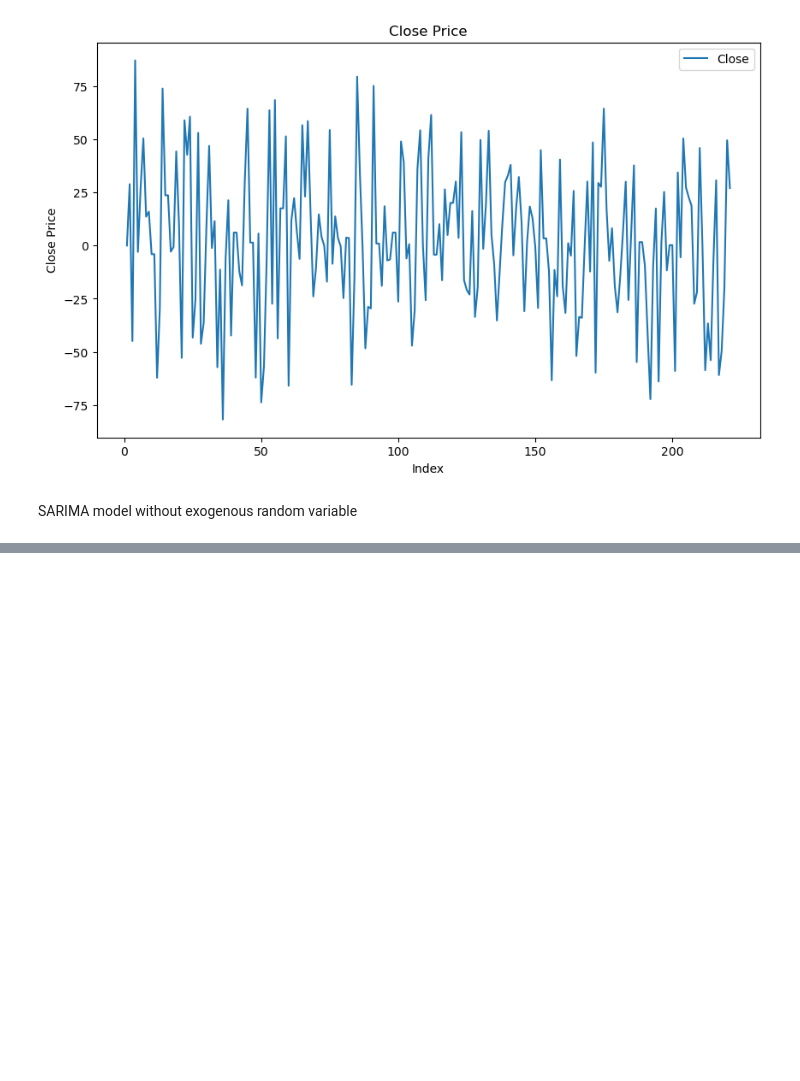
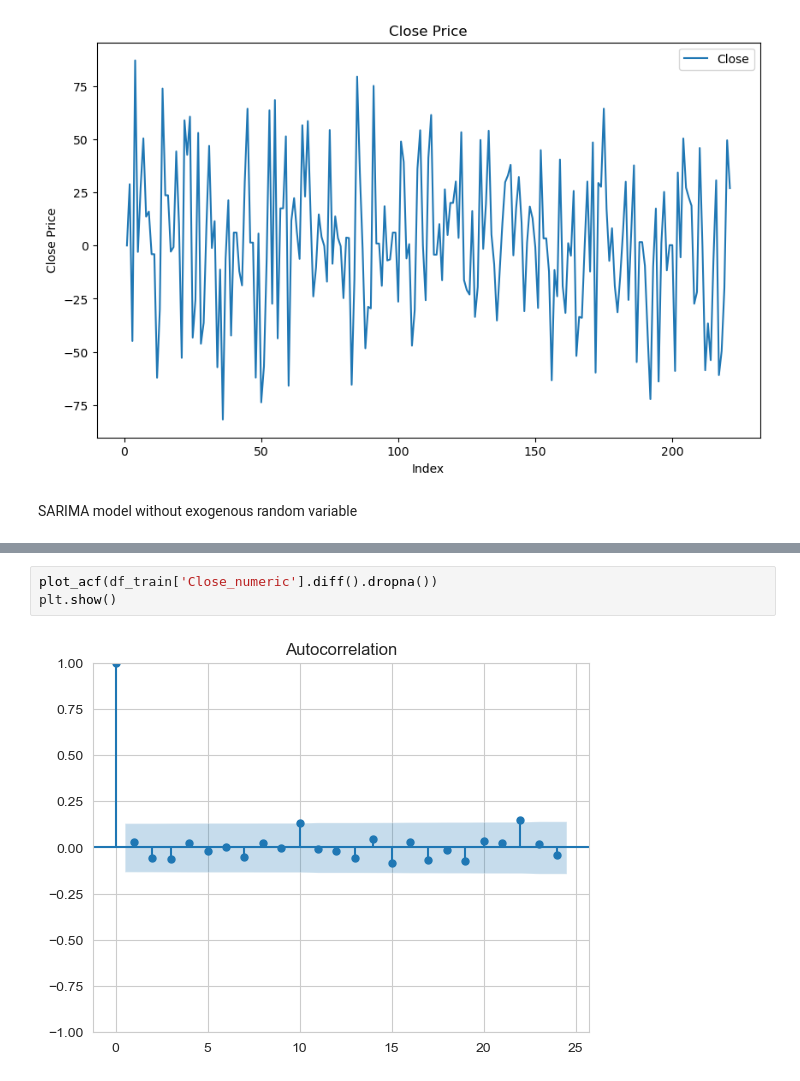
Before and after one commit to nasheydari/NSPP-News-Based-Stock-Price-Prediction, a Jupyter notebook: train.ipynb, the cells around one changed output, grey strips where cells are left out. Cells and saved outputs as stored; diff of their text form; blank space fills up the shorter version.

```diff
--- a/train.ipynb
+++ b/train.ipynb
@@ -183,0 +235,5 @@ plt.show()
+# %%
+plot_acf(df_train['Close_numeric'].diff().dropna())
+plt.show()
+# %% [output]
+[figure, added]
```
Also changed, not shown: parts of 17 cells of this notebook.
